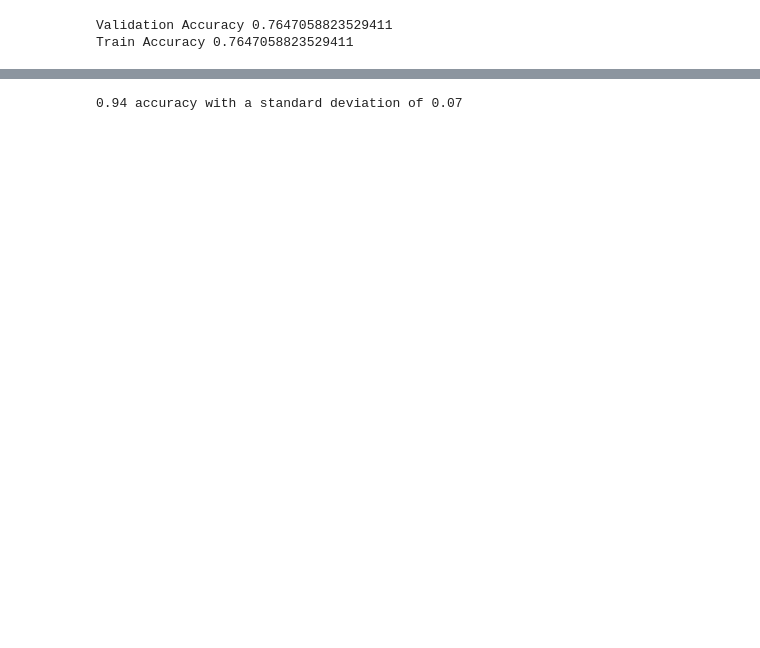
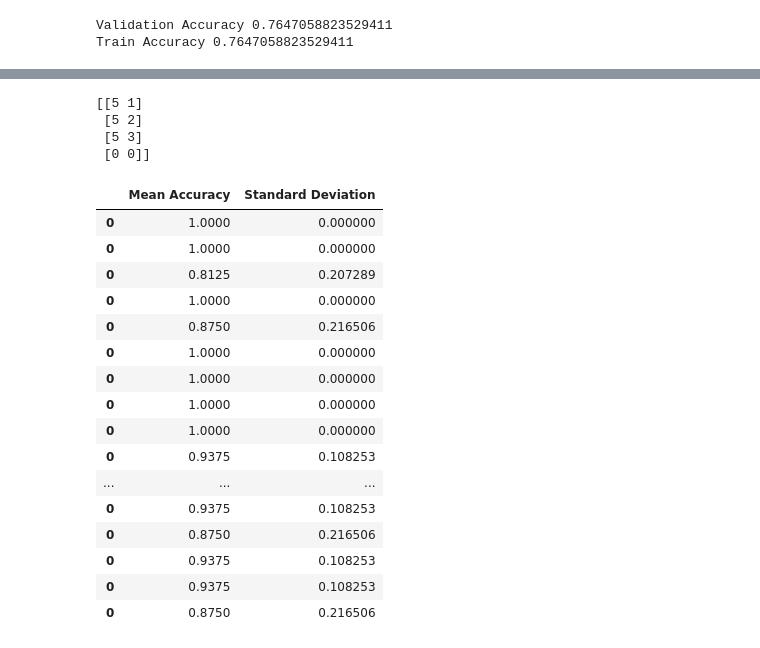
Before and after one commit to papandreas42/MLforHoney, a Jupyter notebook: wavelet_decomposition.ipynb, the cells around one changed output, grey strips where cells are left out. Cells and saved outputs as stored; diff of their text form; code cells hidden in the pictures; blank space fills up the shorter version.

```diff
--- a/wavelet_decomposition.ipynb
+++ b/wavelet_decomposition.ipynb
@@ -475,34 +487,31 @@ print("Train Accuracy" ,model.score(X_train, y_train))
-# %%
-#two Classes cross-validation
-#Classes 9 and 13
-from sklearn.model_selection import cross_val_score
-
-
-two_classes= df[df["Labels"]==13]
-two_classes = two_classes.append(df[df["Labels"]==9])
-two_classes
-
-A=two_classes.to_numpy()
-x=A[:,:-1]
-y=A[:,-1]
-"""X_train, X_test, y_train, y_test = train_test_split(x, y, train_size=0.5, random_state = 30)
-model=pipeline.Pipeline((\
-                         ("scaler",StandardScaler() ),\
-                         ("svm_clf", svm.SVC(kernel='rbf', gamma=0.009, C=1, decision_function_shape='ovo'))
-
-                        ))
-
-model.fit(X_train, y_train)
-print("Tain Test Split\n===============\nValidation Accuracy" ,model.score(X_test, y_test))
-print("Train Accuracy" ,model.score(X_train, y_train),"\n======================")"""
-
-model=pipeline.Pipeline((\
-                         ("scaler",StandardScaler() ),\
-                         ("svm_clf", svm.SVC(kernel='rbf', gamma=0.009, C=1, decision_function_shape='ovo'))
-
-                        ))
-
-scores = cross_val_score(model, x, y, cv=5)
-print("%0.2f accuracy with a standard deviation of %0.2f" % (scores.mean(), scores.std()))
-# %% [output]
-0.94 accuracy with a standard deviation of 0.07
+# %%
+#two balanced classes
+results=pd.DataFrame(columns=["Mean Accuracy", "Standard Deviation"])
+larger_classes, df = get_larger_classes("dist_paramsSelect wt=db4 levels=5 dist=Stable.mat")
+for i in range(20):
+    scores=balance_and_cv(larger_classes)
+    results = results.append(pd.DataFrame({"Mean Accuracy":[scores.mean()], "Standard Deviation":[scores.std()]}))
+
+results
+# %% [output]
+[[5 1]
+ [5 2]
+ [5 3]
+ [0 0]]
+|  | Mean Accuracy | Standard Deviation |
+| 0 | 1.0000 | 0.000000 |
+| 0 | 1.0000 | 0.000000 |
+| 0 | 0.8125 | 0.207289 |
+| 0 | 1.0000 | 0.000000 |
+| 0 | 0.8750 | 0.216506 |
+| 0 | 1.0000 | 0.000000 |
+| 0 | 1.0000 | 0.000000 |
+| 0 | 1.0000 | 0.000000 |
+| 0 | 1.0000 | 0.000000 |
+| 0 | 0.9375 | 0.108253 |
+| ... | ... | ... |
+| 0 | 0.9375 | 0.108253 |
+| 0 | 0.8750 | 0.216506 |
+| 0 | 0.9375 | 0.108253 |
+| 0 | 0.9375 | 0.108253 |
+| 0 | 0.8750 | 0.216506 |
```
Also changed, not shown: parts of 10 cells of this notebook, 1 other file.
